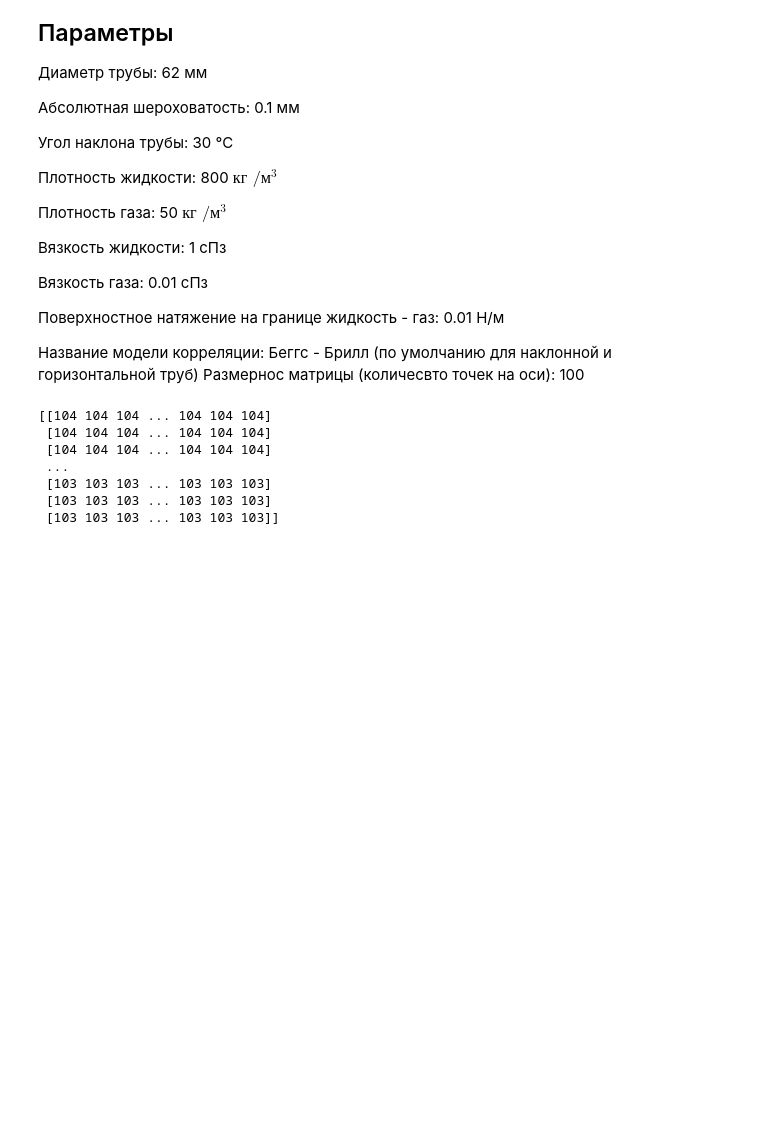
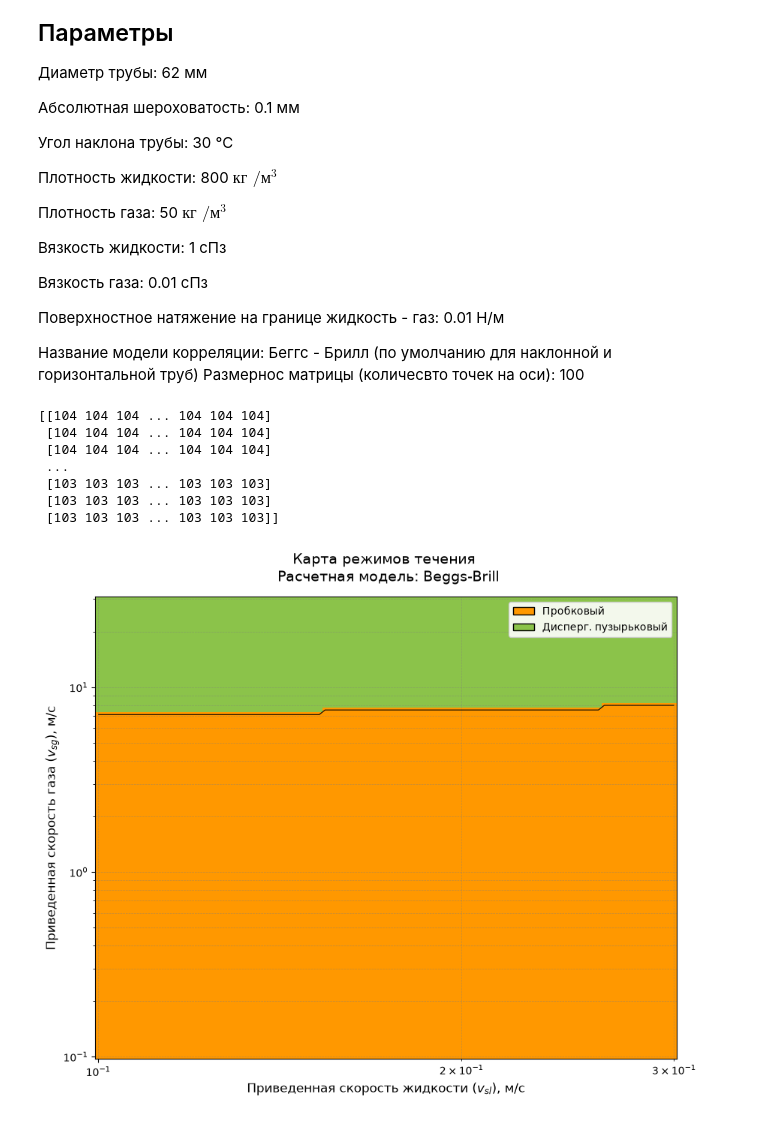
Before and after one commit to vl1lin/FlowMapUtility, a Jupyter notebook: examples.ipynb, the cells around one changed output. Saved outputs shown, nothing was run; the diff lists cells and outputs as text; code cells hidden in the pictures; blank space fills up the shorter version.

```diff
--- a/examples.ipynb
+++ b/examples.ipynb
@@ -85,32 +86,33 @@ if __name__ == "__main__":
 def main() -> None:
     obj = (
         Builder()
         .set_pipe_params(pipe_diameter_m, roughness_m, angle_deg)
         .set_fluid_params(rho_liq_si, rho_gas_si, mu_liq_si, mu_gas_si, sigma_si)
         .set_velocite_gas(0.1, 30)
         .set_velocite_liquid(0.1, 0.3)
         .set_resolution(100)
     )
 
     obj.build_all().run()
 
 
 if __name__ == "__main__":
     pipe_diameter_m = 0.062
     roughness_m = 0.0001
     angle_deg = 30.0
 
     rho_liq_si = 800.0
     rho_gas_si = 50.0
-    mu_liq_si = 1.0
-    mu_gas_si = 0.01
+    mu_liq_si = 1.0 * 0.001
+    mu_gas_si = 0.01 * 0.001
     sigma_si = 0.01
     main()
 # %% [output]
 [[104 104 104 ... 104 104 104]
  [104 104 104 ... 104 104 104]
  [104 104 104 ... 104 104 104]
  ...
  [103 103 103 ... 103 103 103]
  [103 103 103 ... 103 103 103]
  [103 103 103 ... 103 103 103]]
+[figure, added]
```
Also changed, not shown: parts of 1 cell of this notebook.
